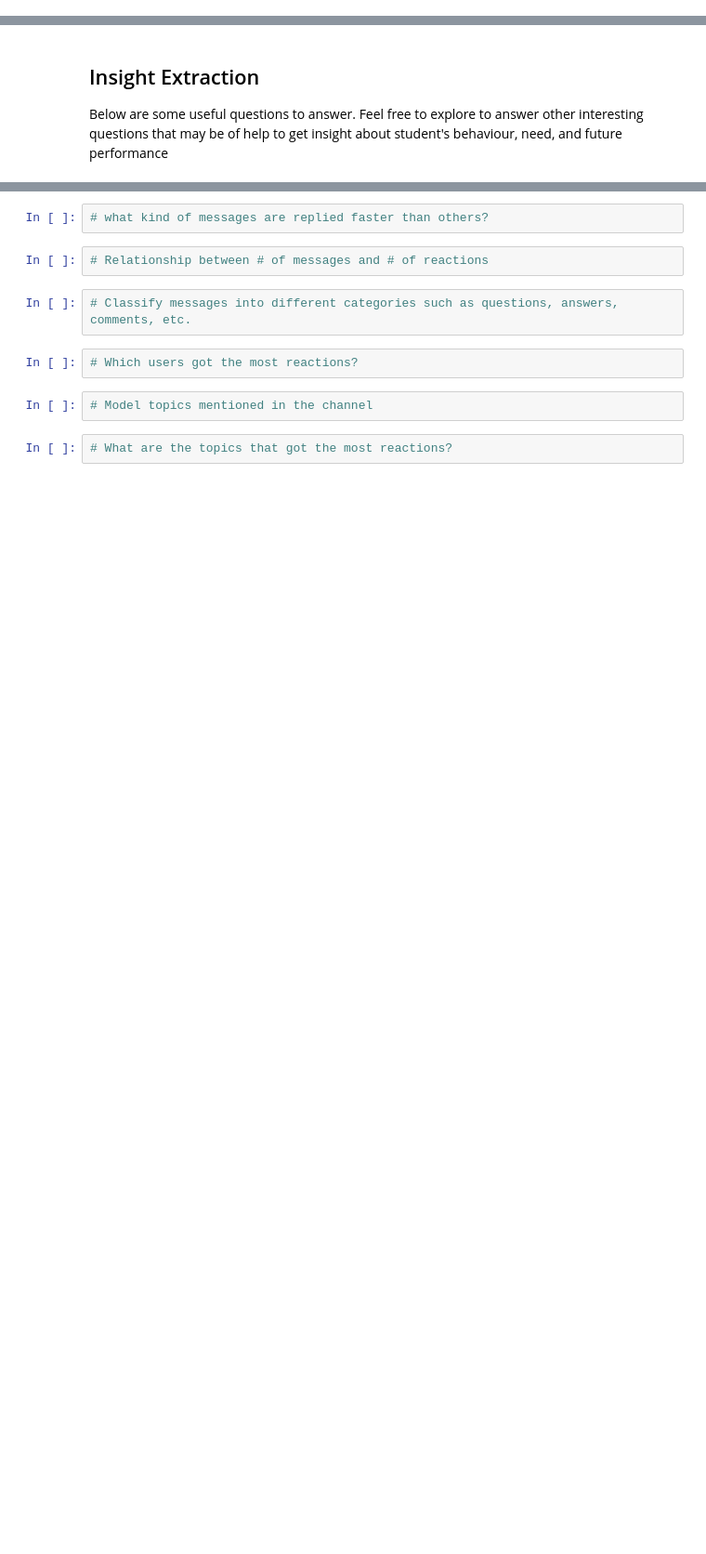
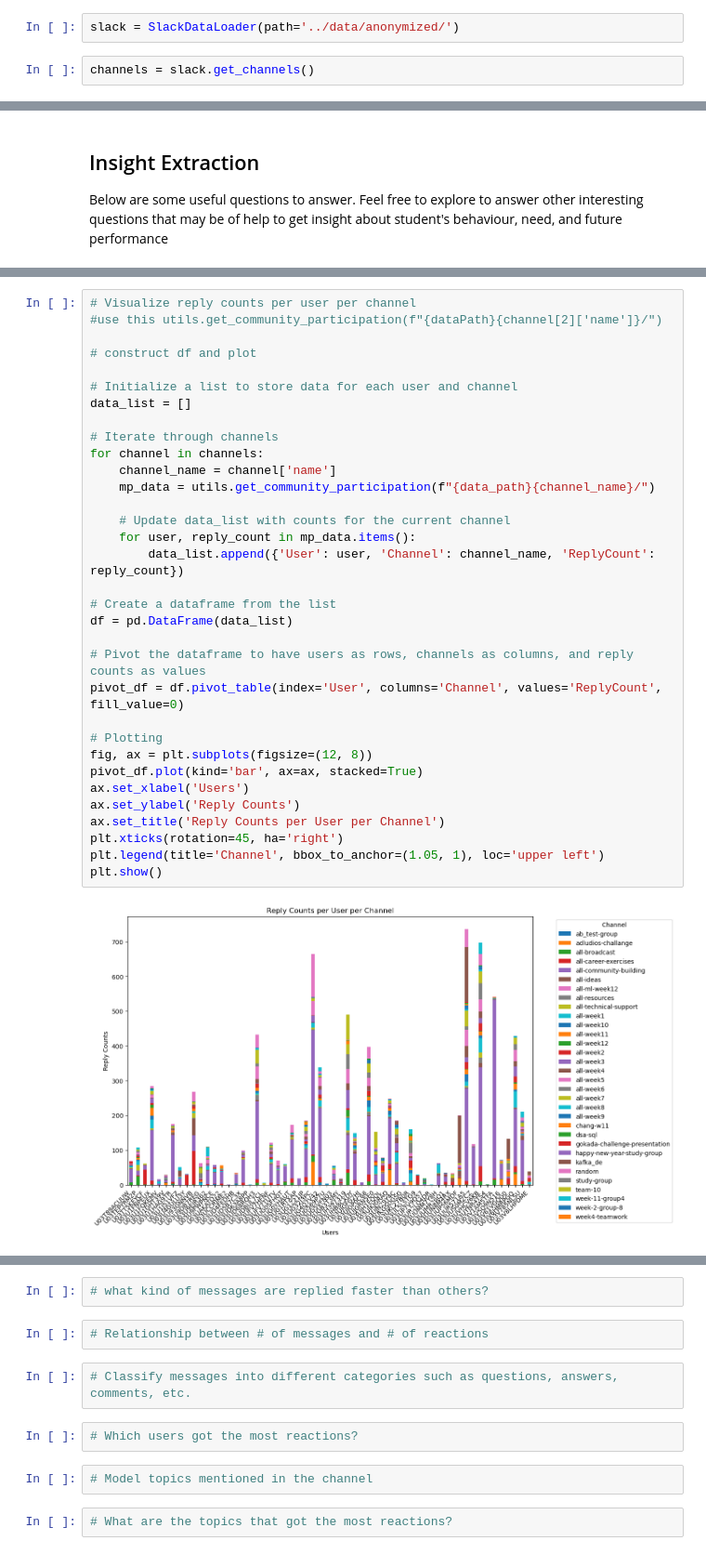
Before and after one commit to eyobbokru/week0_network_analysis, a Jupyter notebook: notebooks/parse_slack_data.ipynb, the cells around one changed output, grey strips where cells are left out. Shown at 93% size. Drawn from its saved outputs; the diff is of its cells as text; blank space fills up the shorter version.

```diff
--- a/notebooks/parse_slack_data.ipynb
+++ b/notebooks/parse_slack_data.ipynb
@@ -25,0 +28,4 @@ import src.utils as utils
+# %%
+slack = SlackDataLoader(path='../data/anonymized/')
+# %%
+channels = slack.get_channels()
@@ -165,0 +271,35 @@ Below are some useful questions to answer. Feel free to explore to answer other
+# %%
+# Visualize reply counts per user per channel
+#use this utils.get_community_participation(f"{dataPath}{channel[2]['name']}/")
+
+# construct df and plot
+
+# Initialize a list to store data for each user and channel
+data_list = []
+
+# Iterate through channels
+for channel in channels:
+    channel_name = channel['name']
+    mp_data = utils.get_community_participation(f"{data_path}{channel_name}/")
+
+    # Update data_list with counts for the current channel
+    for user, reply_count in mp_data.items():
+        data_list.append({'User': user, 'Channel': channel_name, 'ReplyCount': reply_count})
+
+# Create a dataframe from the list
+df = pd.DataFrame(data_list)
+
+# Pivot the dataframe to have users as rows, channels as columns, and reply counts as values
+pivot_df = df.pivot_table(index='User', columns='Channel', values='ReplyCount', fill_value=0)
+
+# Plotting
+fig, ax = plt.subplots(figsize=(12, 8))
+pivot_df.plot(kind='bar', ax=ax, stacked=True)
+ax.set_xlabel('Users')
+ax.set_ylabel('Reply Counts')
+ax.set_title('Reply Counts per User per Channel')
+plt.xticks(rotation=45, ha='right')
+plt.legend(title='Channel', bbox_to_anchor=(1.05, 1), loc='upper left')
+plt.show()
+# %% [output]
+[figure, added]
```
Also changed, not shown: parts of 15 cells of this notebook, 2 other files.
